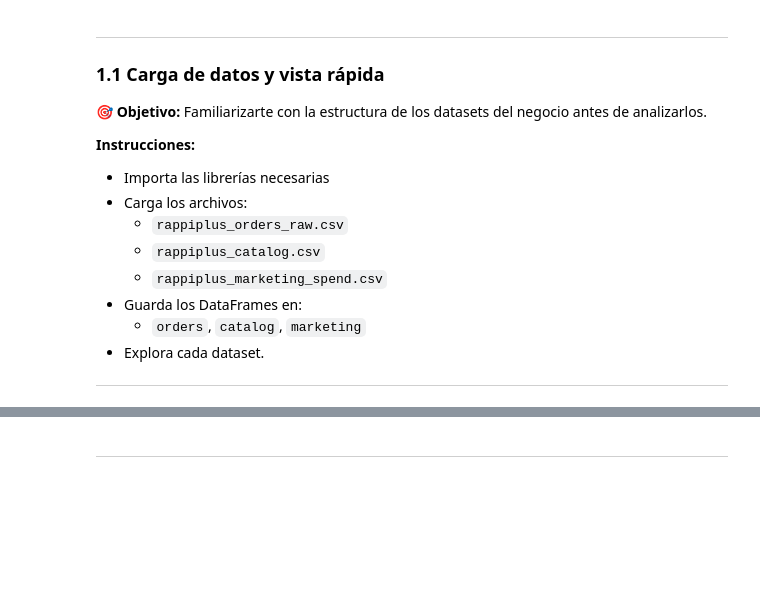
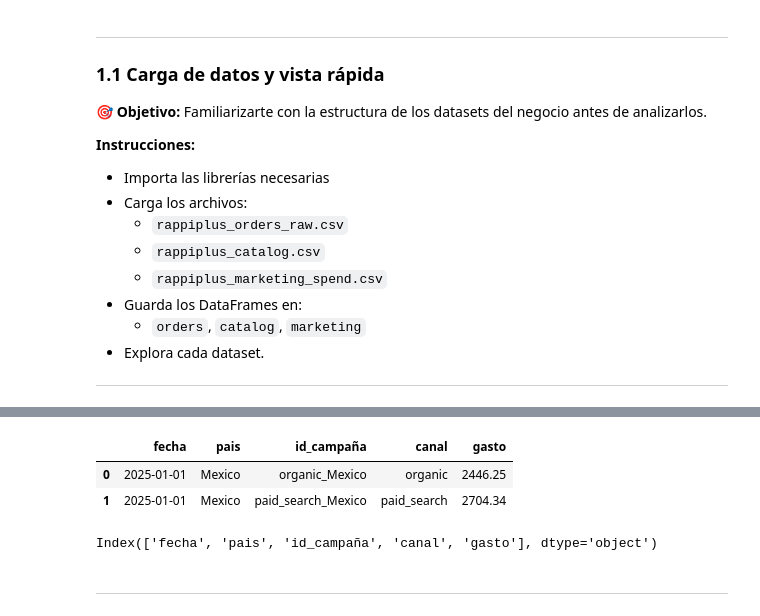
Before and after one commit to FithoGerardo/RappiPlus-Data-cleaning-and-analysis, a Jupyter notebook: notebooks/GerardoOlm-rappiplus_project.ipynb, the cells around one changed output, grey strips where cells are left out. Saved outputs shown, nothing was run; the diff lists cells and outputs as text; code cells hidden in the pictures; blank space fills up the shorter version.

```diff
--- a/notebooks/GerardoOlm-rappiplus_project.ipynb
+++ b/notebooks/GerardoOlm-rappiplus_project.ipynb
@@ -80,3 +104,11 @@ marketing = # tu código aquí
+# %%
+display(mkt.head(2))
+display(mkt.columns)
+# %% [output]
+|  | fecha | pais | id_campaña | canal | gasto |
+| 0 | 2025-01-01 | Mexico | organic_Mexico | organic | 2446.25 |
+| 1 | 2025-01-01 | Mexico | paid_search_Mexico | paid_search | 2704.34 |
+Index(['fecha', 'pais', 'id_campaña', 'canal', 'gasto'], dtype='object')
 # %% [markdown]
 ---
 # %% [markdown]
```
Also changed, not shown: parts of 8 cells of this notebook.
